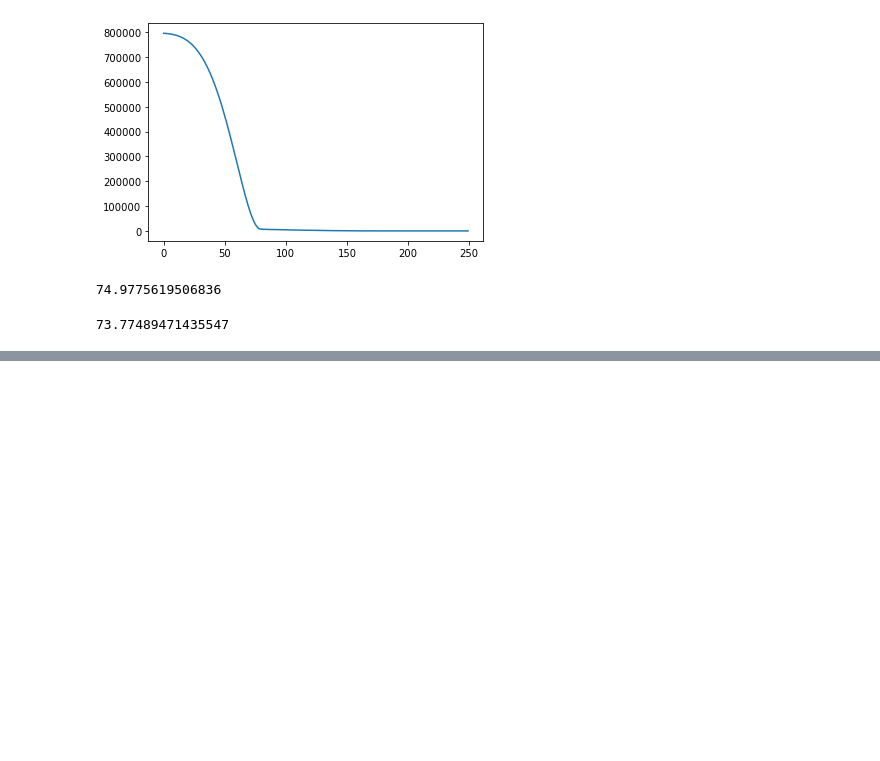
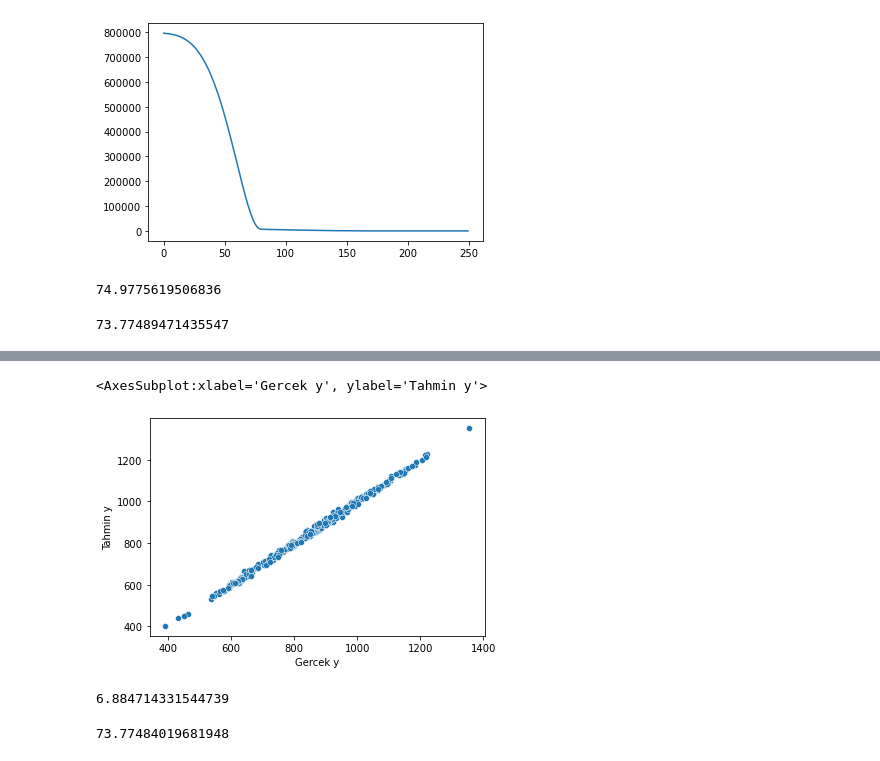
Before and after one commit to burakeven/BTK_librariesAndTensorflow, a Jupyter notebook: Tensorflow/tensorflow.ipynb, the cells around one changed output, grey strips where cells are left out. Cells and saved outputs as stored; diff of their text form; code cells hidden in the pictures; blank space fills up the shorter version.

Commit message:
Model-degerlendirme-tahmin

```diff
--- a/Tensorflow/tensorflow.ipynb
+++ b/Tensorflow/tensorflow.ipynb
@@ -152,0 +159,2 @@ testLoss
+# %%
+tahminDF = pd.DataFrame(y_test, columns=["Gercek y"])
@@ -152,0 +177,2 @@ testLoss
+# %%
+testTahminler = pd.Series(testTahminler.reshape(330,))
@@ -152,0 +194,2 @@ testLoss
+# %%
+tahminDF = pd.concat([tahminDF,testTahminler],axis=1)
@@ -152,0 +212,2 @@ testLoss
+# %%
+tahminDF.columns= ["Gercek y","Tahmin y"]
@@ -152,0 +230,5 @@ testLoss
+# %%
+sns.scatterplot(x = "Gercek y", y="Tahmin y", data=tahminDF)
+# %% [output]
+<AxesSubplot:xlabel='Gercek y', ylabel='Tahmin y'>
+[figure, added]
@@ -152,0 +237,8 @@ testLoss
+# %%
+mean_absolute_error(tahminDF["Gercek y"], tahminDF["Tahmin y"])
+# %% [output]
+6.884714331544739
+# %%
+mean_squared_error(tahminDF["Gercek y"], tahminDF["Tahmin y"])
+# %% [output]
+73.77484019681948
```
Also changed, not shown: parts of 15 cells of this notebook, 1 other file.
